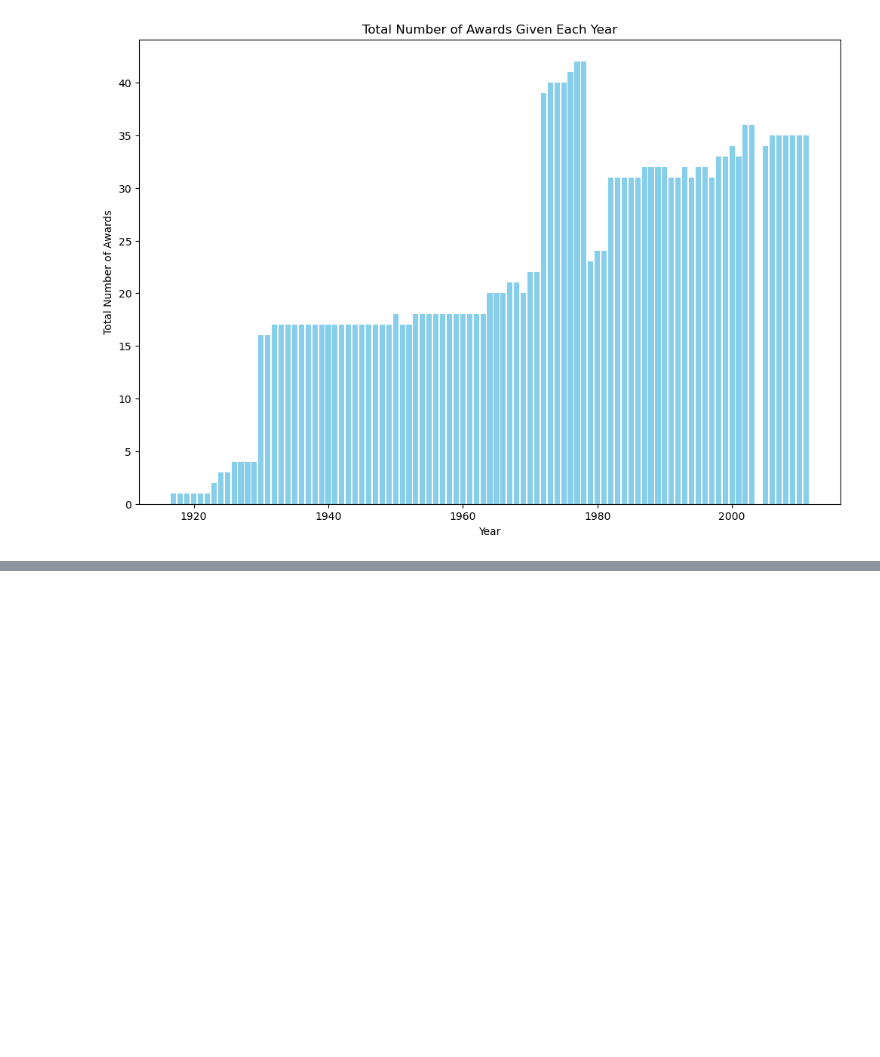
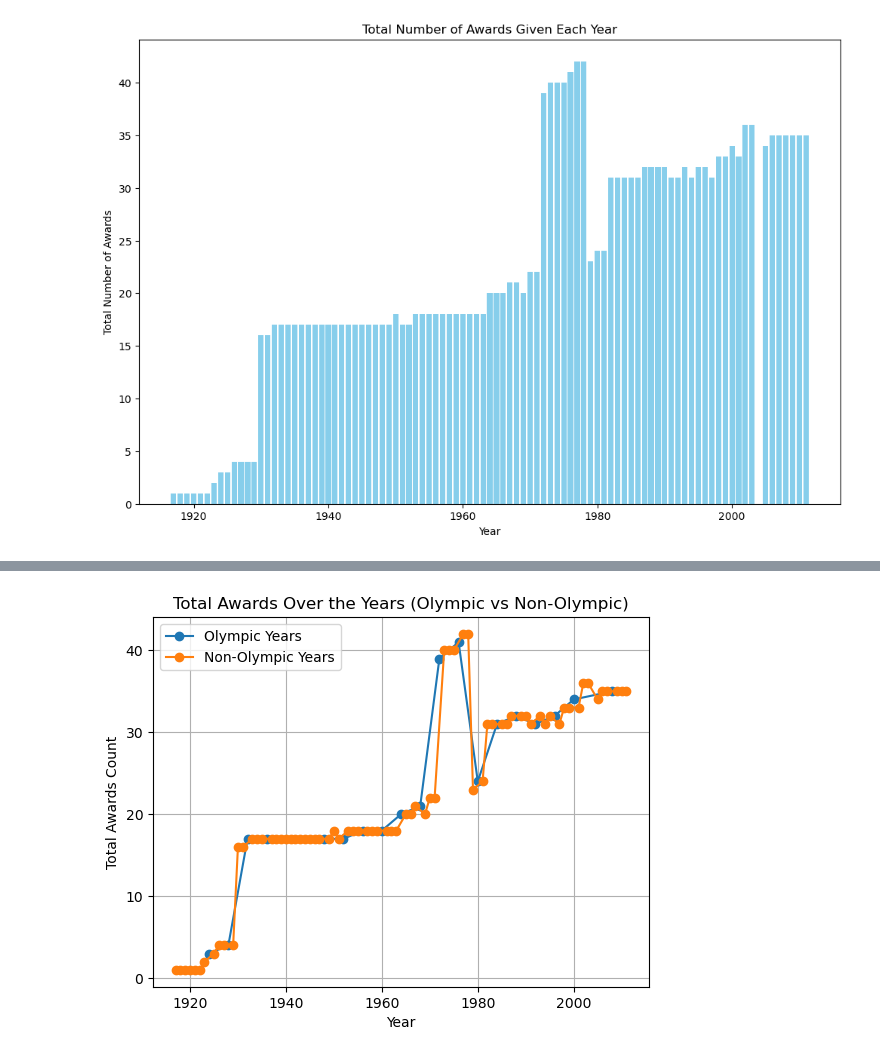
Before and after one commit to samwallach7/Project1-DELTS, a Jupyter notebook: awards&hof.ipynb, the cells around one changed output, grey strips where cells are left out. Cells and saved outputs as stored; diff of their text form; code cells hidden in the pictures; blank space fills up the shorter version.

```diff
--- a/awards&hof.ipynb
+++ b/awards&hof.ipynb
@@ -171,0 +174,22 @@ plt.show()
+# %%
+# Find Olympic years
+
+# Create a list of Olympic years (every four years starting in 1924, excluding 1940 and 1944)
+actual_olympic_years = list(range(1924, 2025, 4))
+actual_olympic_years.remove(1940)
+actual_olympic_years.remove(1944)
+
+actual_olympic_years
+
+actual_olympic_years
+# Filter the DataFrame for Olympic years
+awards_olympic = total_awards_by_year[total_awards_by_year['year'].isin(actual_olympic_years)]
+
+# Filter the DataFrame for non-Olympic years
+awards_non_olympic = total_awards_by_year[~total_awards_by_year['year'].isin(actual_olympic_years)]
+
+print("DataFrame for Olympic Years:")
+print(awards_olympic)
+
+print("\nDataFrame for Non-Olympic Years:")
+print(awards_non_olympic)
@@ -171,0 +264,18 @@ plt.show()
+# %%
+# Plotting DataFrame for Olympic Years
+plt.plot(awards_olympic['year'], awards_olympic['total_awards_count'], label='Olympic Years', marker='o')
+
+# Plotting DataFrame for Non-Olympic Years
+plt.plot(awards_non_olympic['year'], awards_non_olympic['total_awards_count'], label='Non-Olympic Years', marker='o')
+
+# Adding labels and title
+plt.xlabel('Year')
+plt.ylabel('Total Awards Count')
+plt.title('Total Awards Over the Years (Olympic vs Non-Olympic)')
+plt.legend()
+plt.grid(True)
+
+# Show the plot
+plt.show()
+# %% [output]
+[figure, added]
```
Also changed, not shown: parts of 5 cells of this notebook.
